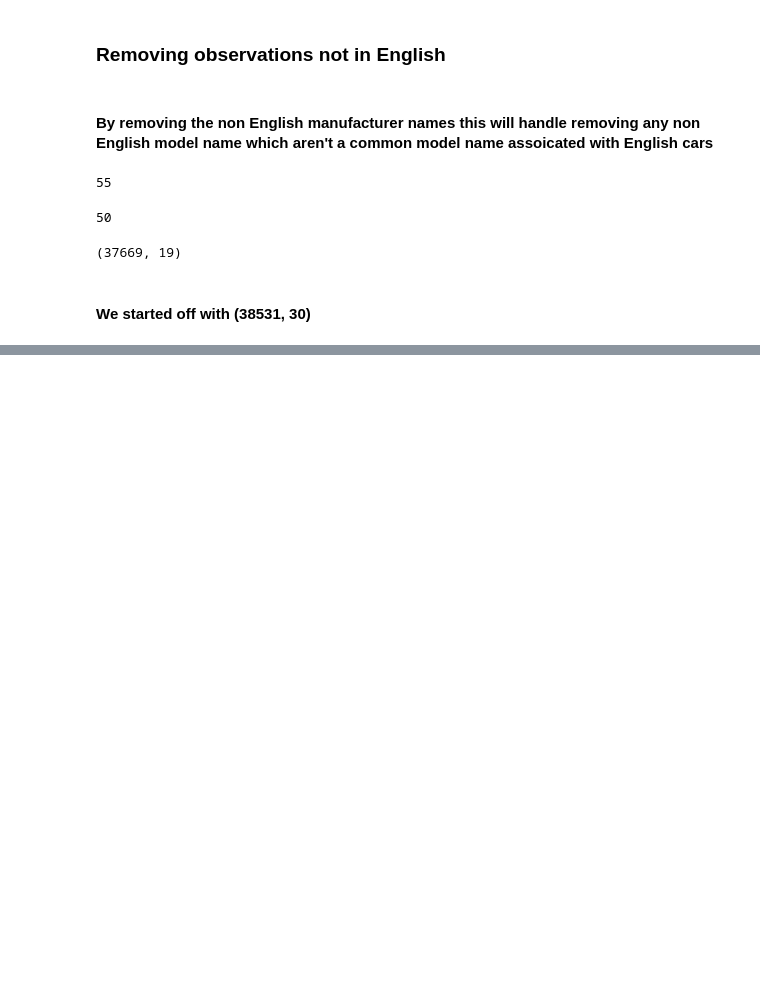
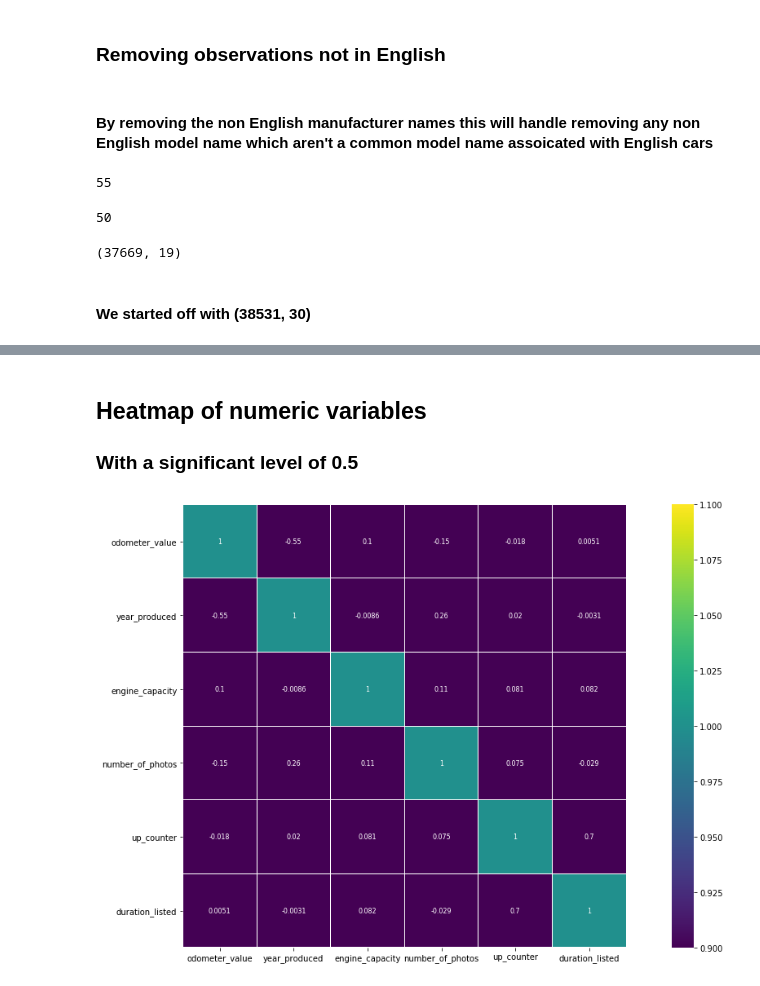
Before and after one commit to antoneev/travelrecommender, a Jupyter notebook: Used Cars.ipynb, the cells around one changed output, grey strips where cells are left out. Drawn from its saved outputs; the diff is of its cells as text; code cells hidden in the pictures; blank space fills up the shorter version.

```diff
--- a/Used Cars.ipynb
+++ b/Used Cars.ipynb
@@ -397,0 +511,10 @@ df3.shape
+# %% [markdown]
+## Heatmap of numeric variables
+### With a significant level of 0.5
+# %%
+corr = df3_num.drop('price_usd', axis=1).corr()
+sns.heatmap(corr[(corr >= 0.5) | (corr <= 0.4)],
+            cmap = 'viridis', vmax=1.0, vmin = 1.0, linewidths=0.1,
+            annot=True, annot_kws={"size": 8}, square=True);
+# %% [output]
+[figure, added]
```
Also changed, not shown: parts of 28 cells of this notebook.
